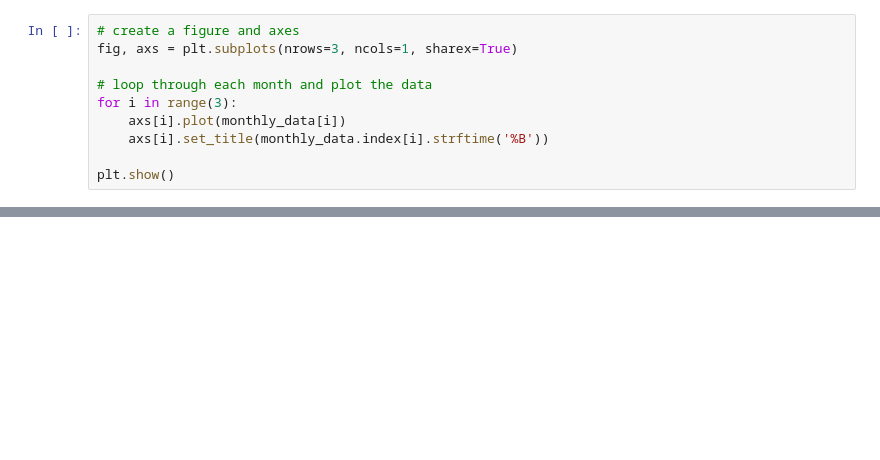
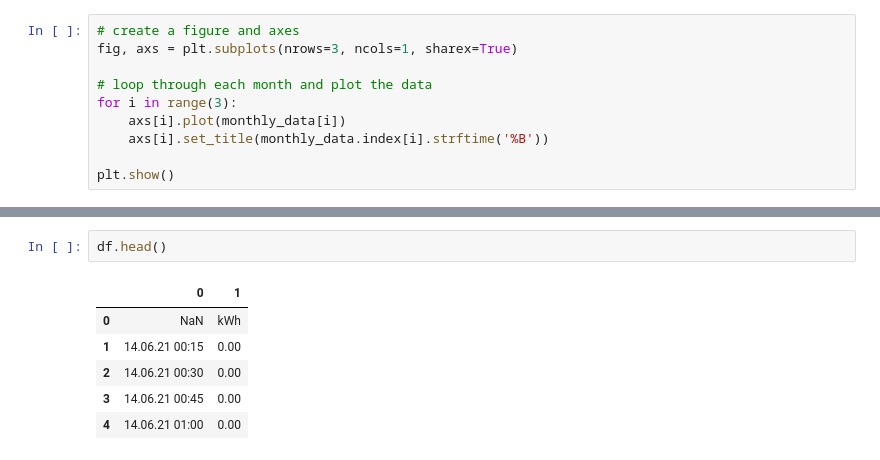
Before and after one commit to Anas20001/Energy_consumption, a Jupyter notebook: electricity_consumption.ipynb, the cells around one changed output, grey strips where cells are left out. Saved outputs shown, nothing was run; the diff lists cells and outputs as text; blank space fills up the shorter version.

```diff
--- a/electricity_consumption.ipynb
+++ b/electricity_consumption.ipynb
@@ -821,0 +935,9 @@ plt.show()
+# %%
+df.head()
+# %% [output]
+|  | 0 | 1 |
+| 0 | NaN | kWh |
+| 1 | 14.06.21 00:15 | 0.00 |
+| 2 | 14.06.21 00:30 | 0.00 |
+| 3 | 14.06.21 00:45 | 0.00 |
+| 4 | 14.06.21 01:00 | 0.00 |
```
Also changed, not shown: parts of 24 cells of this notebook, 2 other files.
